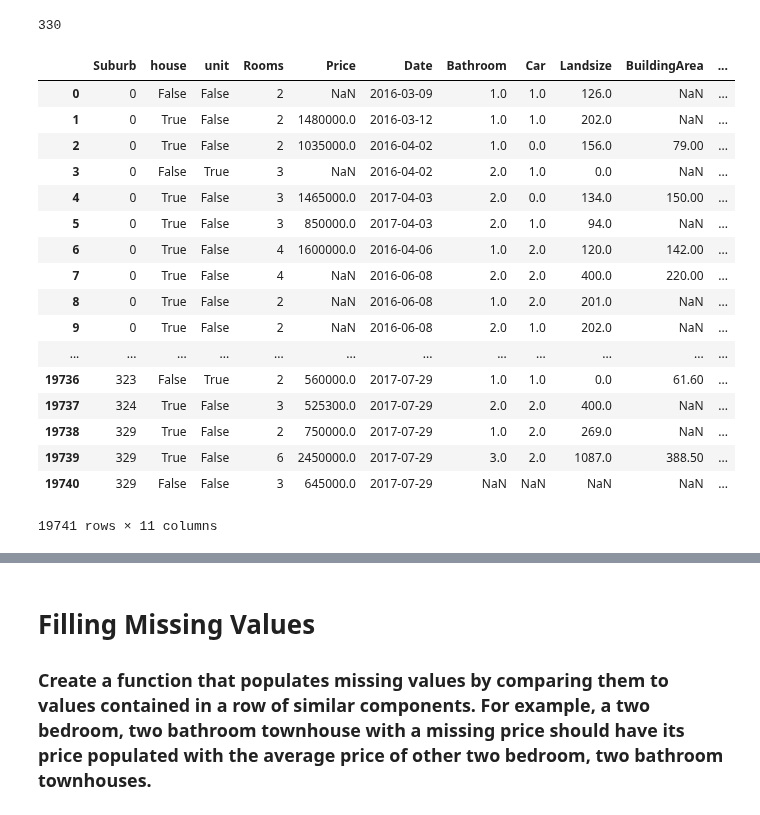
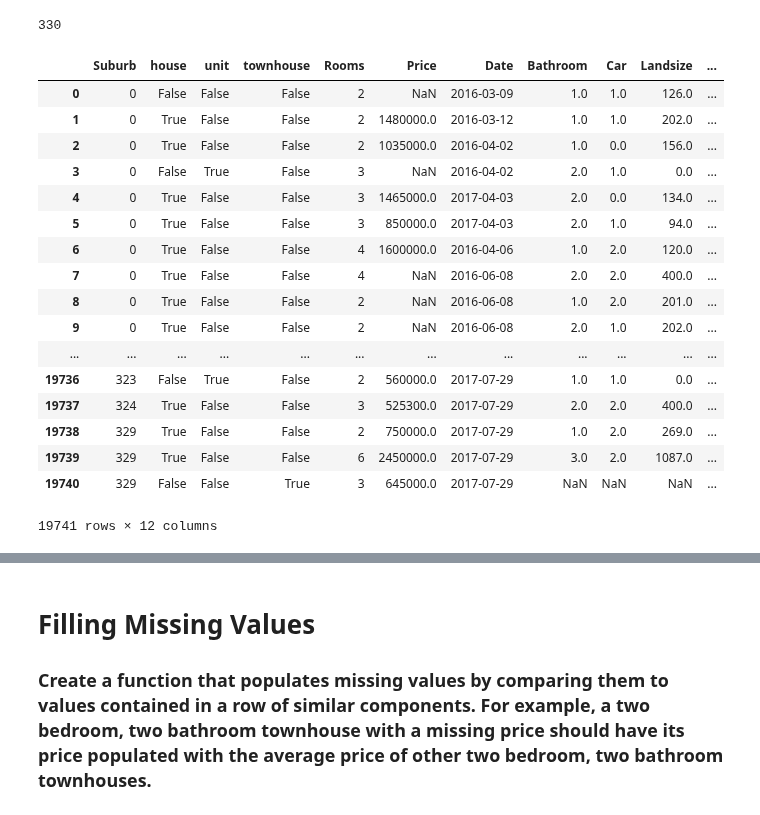
Before and after one commit to makennedy626/Thinkful_Unit_3, a Jupyter notebook: 3.6.4 Housing Prices.ipynb, the cells around one changed output, grey strips where cells are left out. Cells and saved outputs as stored; diff of their text form; code cells hidden in the pictures.

```diff
--- a/3.6.4 Housing Prices.ipynb
+++ b/3.6.4 Housing Prices.ipynb
@@ -122,28 +122,30 @@ data['house'] = False
 data.loc[data['Type'] == 'h', 'house'] = True
 data['unit'] = False
 data.loc[data['Type'] == 'u', 'unit'] = True
+data['townhouse'] = False
+data.loc[data['Type'] == 't', 'townhouse'] = True
 # %%
-new_data = data[['Suburb', 'house', 'unit', 'Rooms', 'Price', 'Date', 'Bathroom', 'Car', 'Landsize', 'BuildingArea', 'YearBuilt']]
+new_data = data[['Suburb', 'house', 'unit', 'townhouse', 'Rooms', 'Price', 'Date', 'Bathroom', 'Car', 'Landsize', 'BuildingArea', 'YearBuilt']]
 new_data
 # %% [output]
-|  | Suburb | house | unit | Rooms | Price | Date | Bathroom | Car | Landsize | BuildingArea | ... |
-| 0 | 0 | False | False | 2 | NaN | 2016-03-09 | 1.0 | 1.0 | 126.0 | NaN | ... |
-| 1 | 0 | True | False | 2 | 1480000.0 | 2016-03-12 | 1.0 | 1.0 | 202.0 | NaN | ... |
-| 2 | 0 | True | False | 2 | 1035000.0 | 2016-04-02 | 1.0 | 0.0 | 156.0 | 79.00 | ... |
-| 3 | 0 | False | True | 3 | NaN | 2016-04-02 | 2.0 | 1.0 | 0.0 | NaN | ... |
-| 4 | 0 | True | False | 3 | 1465000.0 | 2017-04-03 | 2.0 | 0.0 | 134.0 | 150.00 | ... |
-| 5 | 0 | True | False | 3 | 850000.0 | 2017-04-03 | 2.0 | 1.0 | 94.0 | NaN | ... |
-| 6 | 0 | True | False | 4 | 1600000.0 | 2016-04-06 | 1.0 | 2.0 | 120.0 | 142.00 | ... |
-| 7 | 0 | True | False | 4 | NaN | 2016-06-08 | 2.0 | 2.0 | 400.0 | 220.00 | ... |
-| 8 | 0 | True | False | 2 | NaN | 2016-06-08 | 1.0 | 2.0 | 201.0 | NaN | ... |
-| 9 | 0 | True | False | 2 | NaN | 2016-06-08 | 2.0 | 1.0 | 202.0 | NaN | ... |
+|  | Suburb | house | unit | townhouse | Rooms | Price | Date | Bathroom | Car | Landsize | ... |
+| 0 | 0 | False | False | False | 2 | NaN | 2016-03-09 | 1.0 | 1.0 | 126.0 | ... |
+| 1 | 0 | True | False | False | 2 | 1480000.0 | 2016-03-12 | 1.0 | 1.0 | 202.0 | ... |
+| 2 | 0 | True | False | False | 2 | 1035000.0 | 2016-04-02 | 1.0 | 0.0 | 156.0 | ... |
+| 3 | 0 | False | True | False | 3 | NaN | 2016-04-02 | 2.0 | 1.0 | 0.0 | ... |
+| 4 | 0 | True | False | False | 3 | 1465000.0 | 2017-04-03 | 2.0 | 0.0 | 134.0 | ... |
+| 5 | 0 | True | False | False | 3 | 850000.0 | 2017-04-03 | 2.0 | 1.0 | 94.0 | ... |
+| 6 | 0 | True | False | False | 4 | 1600000.0 | 2016-04-06 | 1.0 | 2.0 | 120.0 | ... |
+| 7 | 0 | True | False | False | 4 | NaN | 2016-06-08 | 2.0 | 2.0 | 400.0 | ... |
+| 8 | 0 | True | False | False | 2 | NaN | 2016-06-08 | 1.0 | 2.0 | 201.0 | ... |
+| 9 | 0 | True | False | False | 2 | NaN | 2016-06-08 | 2.0 | 1.0 | 202.0 | ... |
 | ... | ... | ... | ... | ... | ... | ... | ... | ... | ... | ... | ... |
-| 19736 | 323 | False | True | 2 | 560000.0 | 2017-07-29 | 1.0 | 1.0 | 0.0 | 61.60 | ... |
-| 19737 | 324 | True | False | 3 | 525300.0 | 2017-07-29 | 2.0 | 2.0 | 400.0 | NaN | ... |
-| 19738 | 329 | True | False | 2 | 750000.0 | 2017-07-29 | 1.0 | 2.0 | 269.0 | NaN | ... |
-| 19739 | 329 | True | False | 6 | 2450000.0 | 2017-07-29 | 3.0 | 2.0 | 1087.0 | 388.50 | ... |
-| 19740 | 329 | False | False | 3 | 645000.0 | 2017-07-29 | NaN | NaN | NaN | NaN | ... |
+| 19736 | 323 | False | True | False | 2 | 560000.0 | 2017-07-29 | 1.0 | 1.0 | 0.0 | ... |
+| 19737 | 324 | True | False | False | 3 | 525300.0 | 2017-07-29 | 2.0 | 2.0 | 400.0 | ... |
+| 19738 | 329 | True | False | False | 2 | 750000.0 | 2017-07-29 | 1.0 | 2.0 | 269.0 | ... |
+| 19739 | 329 | True | False | False | 6 | 2450000.0 | 2017-07-29 | 3.0 | 2.0 | 1087.0 | ... |
+| 19740 | 329 | False | False | True | 3 | 645000.0 | 2017-07-29 | NaN | NaN | NaN | ... |
-19741 rows × 11 columns
+19741 rows × 12 columns
 # %%
 # Create a heatmap to compare the correlation of the columns.
 
```
Also changed, not shown: parts of 4 cells of this notebook, 2 other files.
